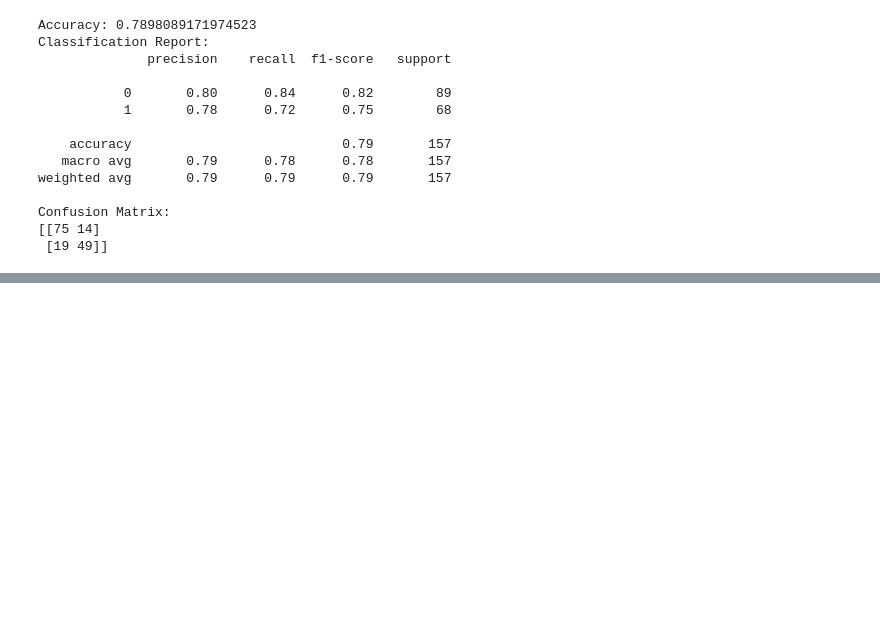
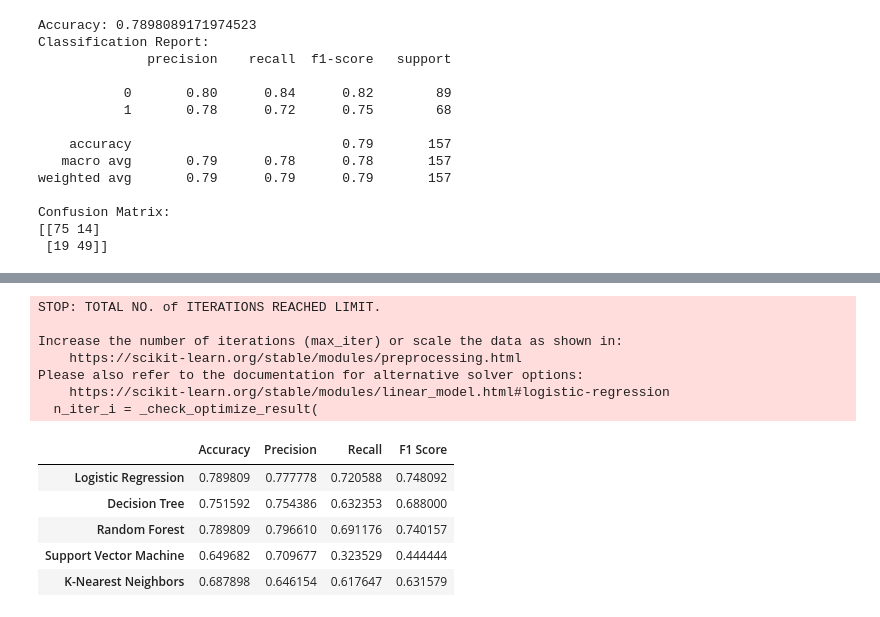
Before and after one commit to onesowrd1/sparta_team11_machine, a Jupyter notebook: titanic_first.ipynb, the cells around one changed output, grey strips where cells are left out. Saved outputs shown, nothing was run; the diff lists cells and outputs as text; code cells hidden in the pictures; blank space fills up the shorter version.

```diff
--- a/titanic_first.ipynb
+++ b/titanic_first.ipynb
@@ -465,3 +446,65 @@ titanic_no_nan['alone'] = titanic_no_nan['alone'].map({'False': 0, 'True': 1})
 # 그래서 lambda함수를 사용하면 왜 되는건지 찾아봄
 # map만 사용했을 땐 사전의 키와 값을 직접적으로 연결하여 변환하기에 간단한 매핑 가능
 # lambda함수를 사용하게 되면 복잡한 변환 로직 사용 가능하며 어떤 형식이든 유연히 처리
+# %%
+from sklearn.model_selection import train_test_split
+from sklearn.preprocessing import StandardScaler
+from sklearn.linear_model import LogisticRegression
+from sklearn.metrics import accuracy_score, classification_report, confusion_matrix
+
+data = titanic_no_duplicates
+
+data = data[['survived', 'pclass', 'sex', 'age', 'sibsp', 'parch', 'fare', 'embarked', 'family_size']].dropna()
+
+X = data.drop('survived', axis=1)
+y = data['survived']
+
+X_train, X_test, y_train, y_test = train_test_split(X, y, test_size=0.2, random_state=42)
+
+from sklearn.linear_model import LogisticRegression
+from sklearn.tree import DecisionTreeClassifier
+from sklearn.ensemble import RandomForestClassifier
+from sklearn.svm import SVC
+from sklearn.neighbors import KNeighborsClassifier
+from sklearn.metrics import accuracy_score, precision_score, recall_score, f1_score
+
+# 모델 정의
+models = {
+    'Logistic Regression': LogisticRegression(max_iter=200),
+    'Decision Tree': DecisionTreeClassifier(),
+    'Random Forest': RandomForestClassifier(),
+    'Support Vector Machine': SVC(),
+    'K-Nearest Neighbors': KNeighborsClassifier()
+}
+
+# 모델 학습 및 평가
+results = {}
+for model_name, model in models.items():
+    model.fit(X_train, y_train)
+    y_pred = model.predict(X_test)
+
+    results[model_name] = {
+        'Accuracy': accuracy_score(y_test, y_pred),
+        'Precision': precision_score(y_test, y_pred),
+        'Recall': recall_score(y_test, y_pred),
+        'F1 Score': f1_score(y_test, y_pred)
+    }
+
+results_df = pd.DataFrame(results).T
+
+
+results_df
+# %% [output]
+STOP: TOTAL NO. of ITERATIONS REACHED LIMIT.
+
+Increase the number of iterations (max_iter) or scale the data as shown in:
+    https://scikit-learn.org/stable/modules/preprocessing.html
+Please also refer to the documentation for alternative solver options:
+    https://scikit-learn.org/stable/modules/linear_model.html#logistic-regression
+  n_iter_i = _check_optimize_result(
+|  | Accuracy | Precision | Recall | F1 Score |
+| Logistic Regression | 0.789809 | 0.777778 | 0.720588 | 0.748092 |
+| Decision Tree | 0.751592 | 0.754386 | 0.632353 | 0.688000 |
+| Random Forest | 0.789809 | 0.796610 | 0.691176 | 0.740157 |
+| Support Vector Machine | 0.649682 | 0.709677 | 0.323529 | 0.444444 |
+| K-Nearest Neighbors | 0.687898 | 0.646154 | 0.617647 | 0.631579 |
```
Also changed, not shown: parts of 4 cells of this notebook.
